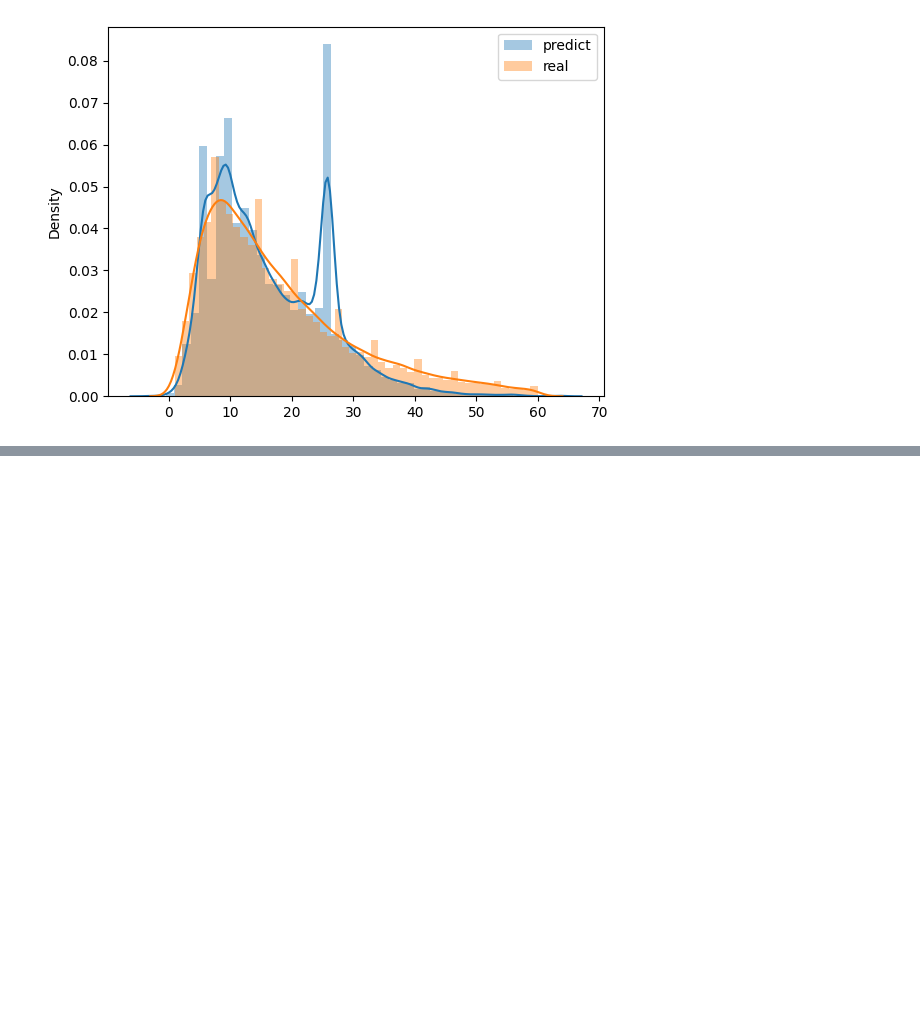
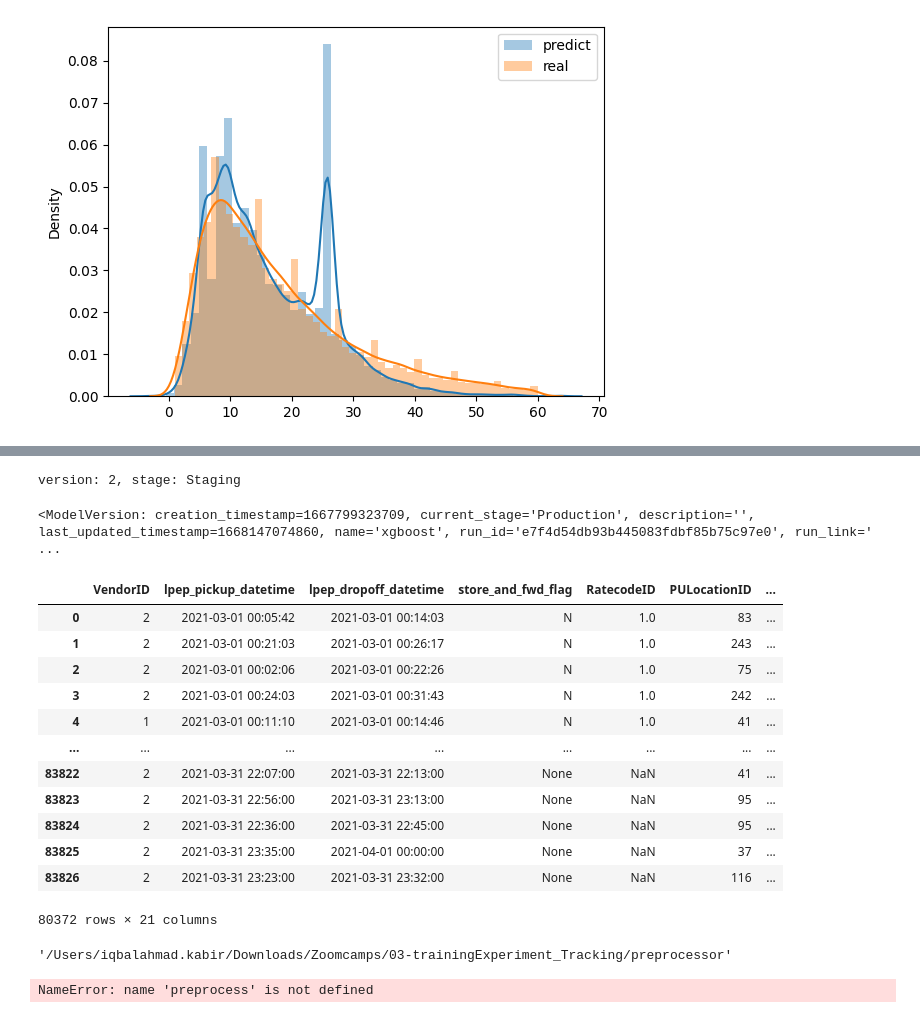
Before and after one commit to iqbalAhmadKabir/Machine-Learning-Projetcs, a Jupyter notebook: NYC Taxi Duration prediction.ipynb, the cells around one changed output, grey strips where cells are left out. Cells and saved outputs as stored; diff of their text form; code cells hidden in the pictures; blank space fills up the shorter version.

```diff
--- a/NYC Taxi Duration prediction.ipynb
+++ b/NYC Taxi Duration prediction.ipynb
@@ -113,0 +490,14 @@ mean_squared_error(y_val, y_pred, squared=False)
+# %%
+for version in latest:
+    print(f"version: {version.version}, stage: {version.current_stage}")
+# %% [output]
+version: 2, stage: Staging
+# %%
+client.transition_model_version_stage(
+    name=model_name,
+    version=2,
+    stage="Production",
+    archive_existing_versions=False
+)
+# %% [output]
+<ModelVersion: creation_timestamp=1667799323709, current_stage='Production', description='', last_updated_timestamp=1668147074860, name='xgboost', run_id='e7f4d54db93b445083fdbf85b75c97e0', run_link=' ...
@@ -113,0 +518,22 @@ mean_squared_error(y_val, y_pred, squared=False)
+# %%
+df_test = read_dataframe("data/green_tripdata_2021-03.parquet")
+# %%
+df_test
+# %% [output]
+|  | VendorID | lpep_pickup_datetime | lpep_dropoff_datetime | store_and_fwd_flag | RatecodeID | PULocationID | ... |
+| 0 | 2 | 2021-03-01 00:05:42 | 2021-03-01 00:14:03 | N | 1.0 | 83 | ... |
+| 1 | 2 | 2021-03-01 00:21:03 | 2021-03-01 00:26:17 | N | 1.0 | 243 | ... |
+| 2 | 2 | 2021-03-01 00:02:06 | 2021-03-01 00:22:26 | N | 1.0 | 75 | ... |
+| 3 | 2 | 2021-03-01 00:24:03 | 2021-03-01 00:31:43 | N | 1.0 | 242 | ... |
+| 4 | 1 | 2021-03-01 00:11:10 | 2021-03-01 00:14:46 | N | 1.0 | 41 | ... |
+| ... | ... | ... | ... | ... | ... | ... | ... |
+| 83822 | 2 | 2021-03-31 22:07:00 | 2021-03-31 22:13:00 | None | NaN | 41 | ... |
+| 83823 | 2 | 2021-03-31 22:56:00 | 2021-03-31 23:13:00 | None | NaN | 95 | ... |
+| 83824 | 2 | 2021-03-31 22:36:00 | 2021-03-31 22:45:00 | None | NaN | 95 | ... |
+| 83825 | 2 | 2021-03-31 23:35:00 | 2021-04-01 00:00:00 | None | NaN | 37 | ... |
+| 83826 | 2 | 2021-03-31 23:23:00 | 2021-03-31 23:32:00 | None | NaN | 116 | ... |
+80372 rows × 21 columns
+# %%
+client.download_artifacts(run_id=run_id, path='preprocessor', dst_path='.')
+# %% [output]
+'/Users/iqbalahmad.kabir/Downloads/Zoomcamps/03-trainingExperiment_Tracking/preprocessor'
@@ -113,0 +545,4 @@ mean_squared_error(y_val, y_pred, squared=False)
+# %%
+X_test = preprocess(df_test, dv)
+# %% [output]
+NameError: name 'preprocess' is not defined
```
Also changed, not shown: parts of 47 cells of this notebook.
